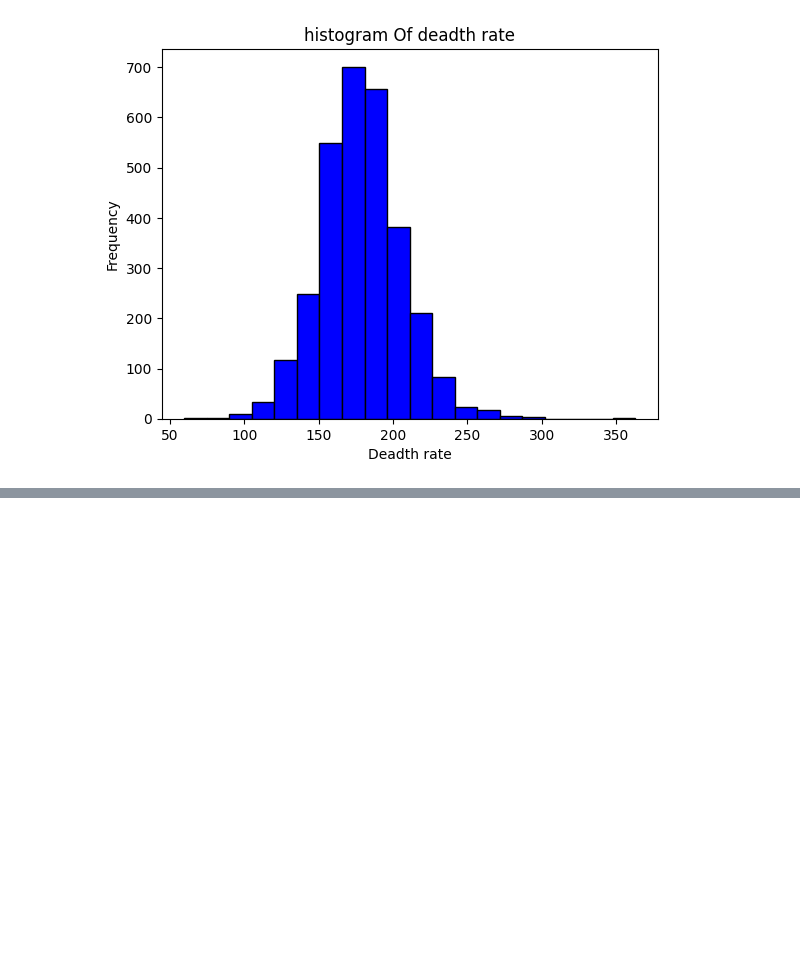
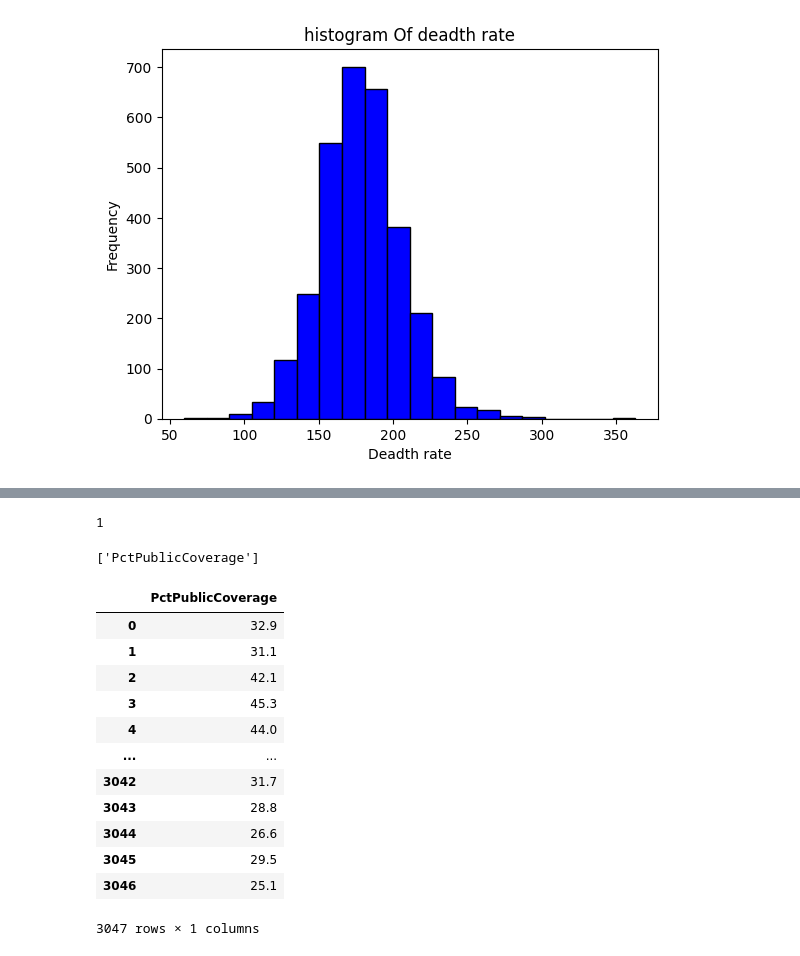
Before and after one commit to ayushRajar/CancerPridictionModel_linearRegression, a Jupyter notebook: eda.ipynb, the cells around one changed output, grey strips where cells are left out. Cells and saved outputs as stored; diff of their text form; code cells hidden in the pictures; blank space fills up the shorter version.

```diff
--- a/eda.ipynb
+++ b/eda.ipynb
@@ -72,0 +134,8 @@ plt.show()
+# %%
+len(gaussian_cols)
+# %% [output]
+1
+# %%
+gaussian_cols
+# %% [output]
+['PctPublicCoverage']
@@ -72,0 +145,16 @@ plt.show()
+# %%
+gaussian_data
+# %% [output]
+|  | PctPublicCoverage |
+| 0 | 32.9 |
+| 1 | 31.1 |
+| 2 | 42.1 |
+| 3 | 45.3 |
+| 4 | 44.0 |
+| ... | ... |
+| 3042 | 31.7 |
+| 3043 | 28.8 |
+| 3044 | 26.6 |
+| 3045 | 29.5 |
+| 3046 | 25.1 |
+3047 rows × 1 columns
```
Also changed, not shown: parts of 11 cells of this notebook.
